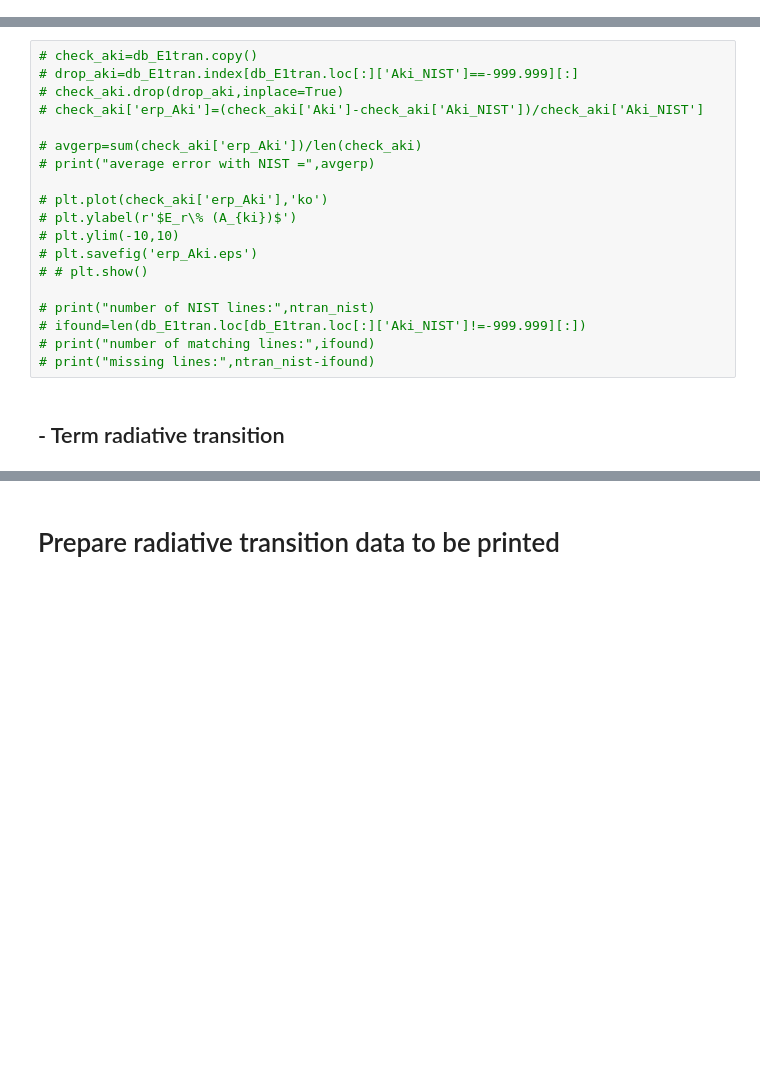
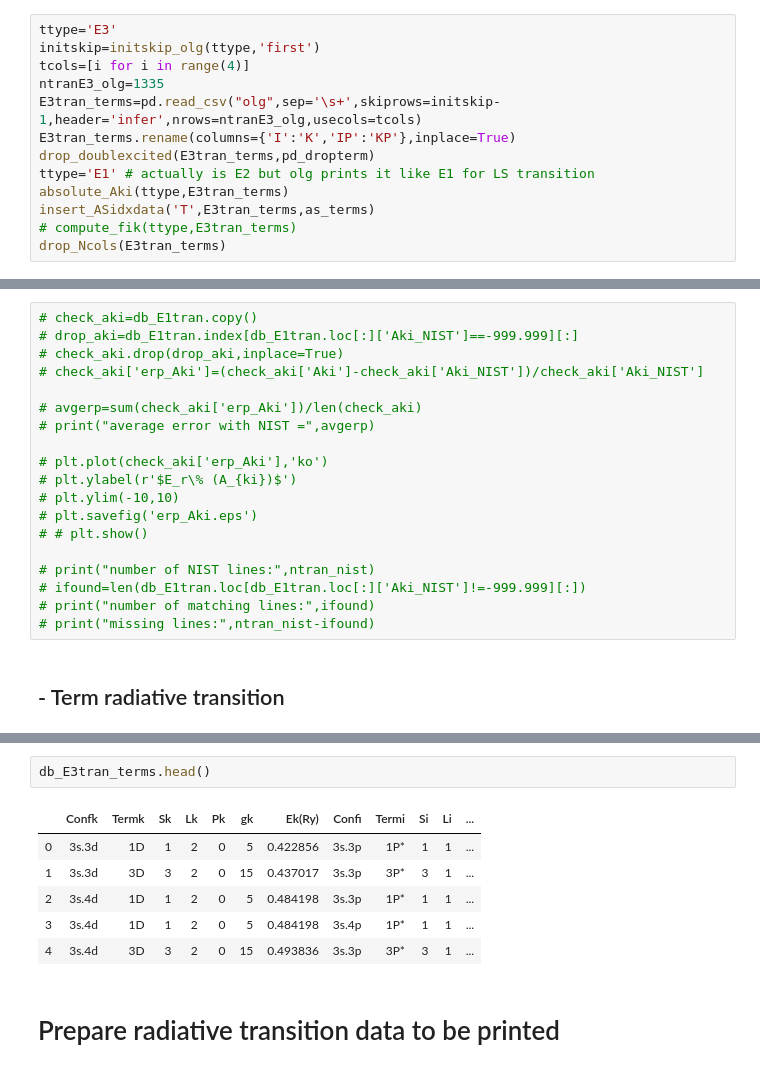
Before and after one commit to ale-mendez/mg_xtra, a Jupyter notebook: high_nl/ishftls_rad/E3tran/make_pseudoDBfile_rad.ipynb, the cells around one changed output, grey strips where cells are left out. Saved outputs shown, nothing was run; the diff lists cells and outputs as text; blank space fills up the shorter version.

```diff
--- a/high_nl/ishftls_rad/E3tran/make_pseudoDBfile_rad.ipynb
+++ b/high_nl/ishftls_rad/E3tran/make_pseudoDBfile_rad.ipynb
@@ -661,0 +690,13 @@ tran_terms['gf']=tran_terms['gi']*tran_terms['fik']
+# %%
+ttype='E3'
+initskip=initskip_olg(ttype,'first')
+tcols=[i for i in range(4)]
+ntranE3_olg=1335
+E3tran_terms=pd.read_csv("olg",sep='\s+',skiprows=initskip-1,header='infer',nrows=ntranE3_olg,usecols=tcols)
+E3tran_terms.rename(columns={'I':'K','IP':'KP'},inplace=True)
+drop_doublexcited(E3tran_terms,pd_dropterm)
+ttype='E1' # actually is E2 but olg prints it like E1 for LS transition
+absolute_Aki(ttype,E3tran_terms)
+insert_ASidxdata('T',E3tran_terms,as_terms)
+# compute_fik(ttype,E3tran_terms)
+drop_Ncols(E3tran_terms)
@@ -807,3 +834,12 @@ db_tranterms.drop(['CF_k','T_k','CF_i','T_i'],axis=1,inplace=True)
+# %%
+db_E3tran_terms.head()
+# %% [output]
+|  | Confk | Termk | Sk | Lk | Pk | gk | Ek(Ry) | Confi | Termi | Si | Li | ... |
+| 0 | 3s.3d | 1D | 1 | 2 | 0 | 5 | 0.422856 | 3s.3p | 1P* | 1 | 1 | ... |
+| 1 | 3s.3d | 3D | 3 | 2 | 0 | 15 | 0.437017 | 3s.3p | 3P* | 3 | 1 | ... |
+| 2 | 3s.4d | 1D | 1 | 2 | 0 | 5 | 0.484198 | 3s.3p | 1P* | 1 | 1 | ... |
+| 3 | 3s.4d | 1D | 1 | 2 | 0 | 5 | 0.484198 | 3s.4p | 1P* | 1 | 1 | ... |
+| 4 | 3s.4d | 3D | 3 | 2 | 0 | 15 | 0.493836 | 3s.3p | 3P* | 3 | 1 | ... |
 # %% [markdown]
 # Prepare radiative transition data to be printed
 # %%
```
Also changed, not shown: parts of 41 cells of this notebook, 2 other files.
